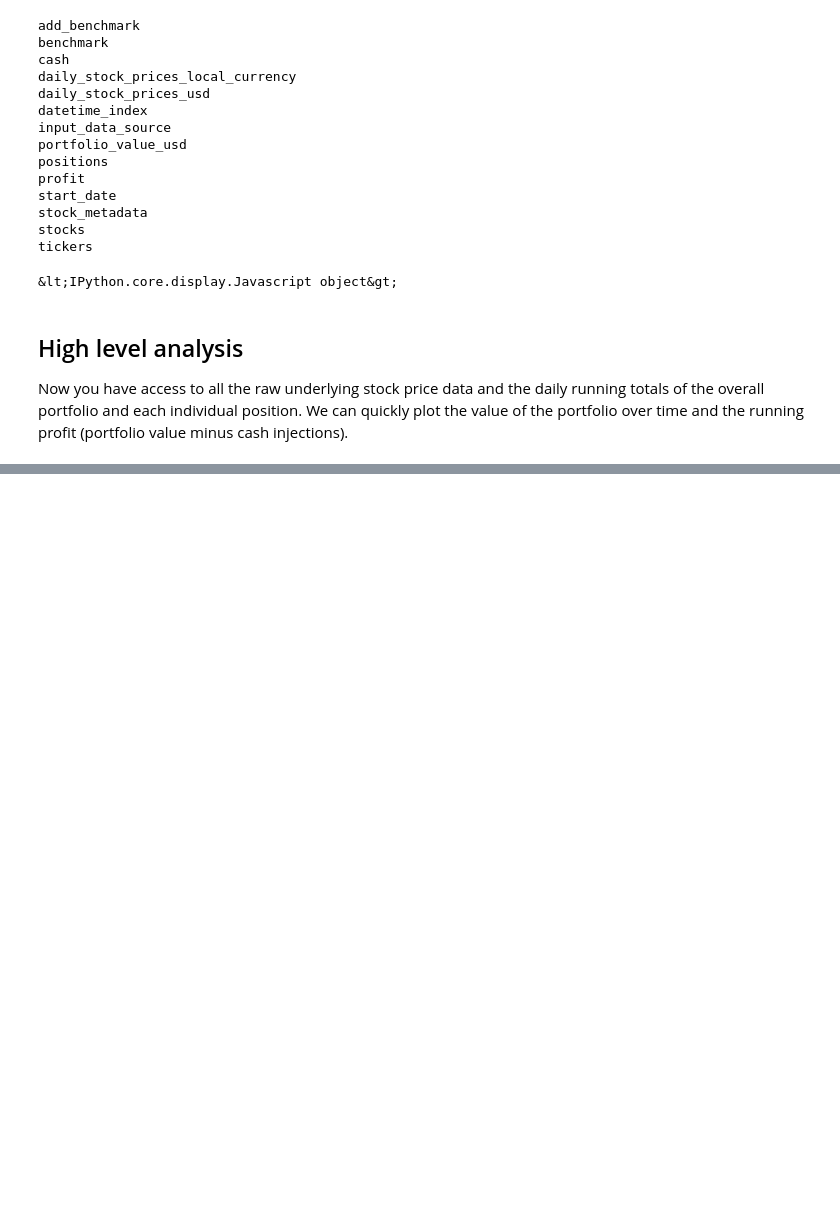
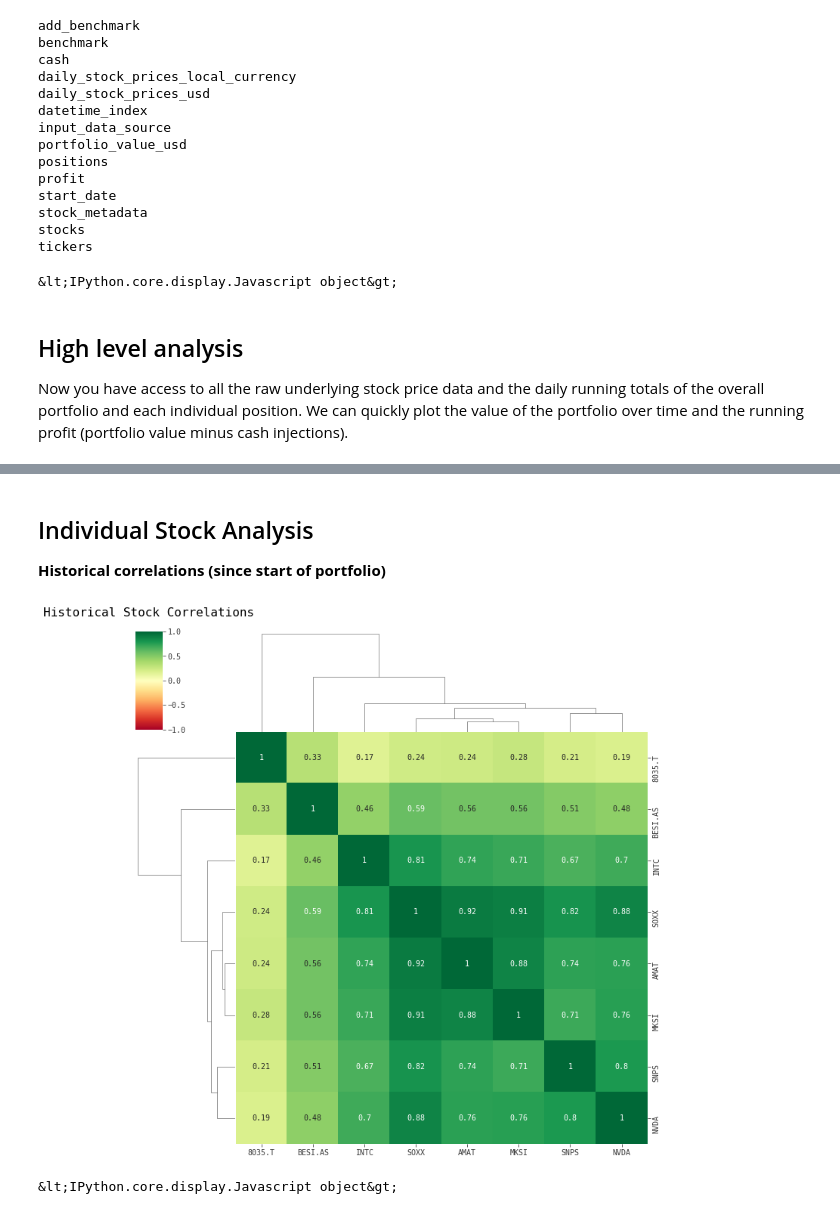
Before and after one commit to julian-west/python_portfolio_tracker, a Jupyter notebook: tutorials/loading_portfolio_data.ipynb, the cells around one changed output, grey strips where cells are left out. Saved outputs shown, nothing was run; the diff lists cells and outputs as text; code cells hidden in the pictures; blank space fills up the shorter version.

```diff
--- a/tutorials/loading_portfolio_data.ipynb
+++ b/tutorials/loading_portfolio_data.ipynb
@@ -107,0 +96,14 @@ pf.stocks.daily_stocks_value_usd
+# %% [markdown]
+## Individual Stock Analysis
+
+**Historical correlations (since start of portfolio)**
+# %%
+stock_prices = pf.daily_stock_prices_local_currency
+returns = stock_prices.to_log_returns()
+
+sns.clustermap(returns.corr(), cmap='RdYlGn',vmin=-1,vmax=1, annot=True)
+plt.title("Historical Stock Correlations")
+plt.show()
+# %% [output]
+[figure, added]
+&lt;IPython.core.display.Javascript object&gt;
```
Also changed, not shown: parts of 6 cells of this notebook.
